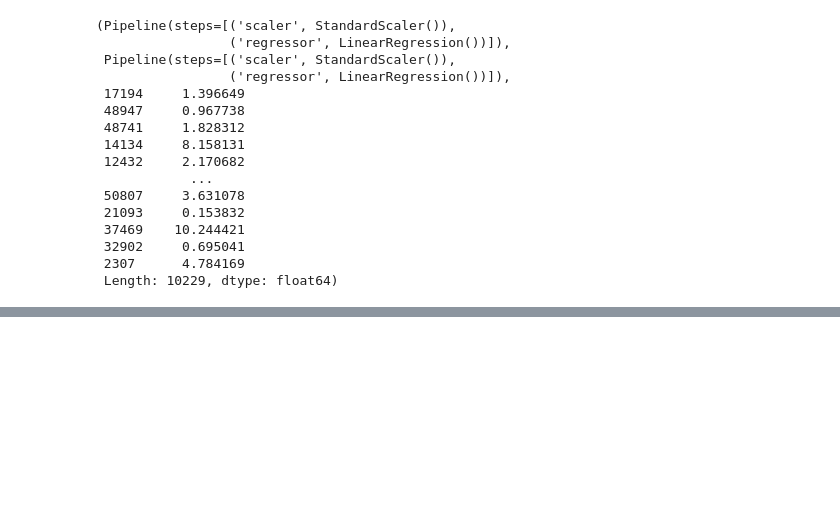
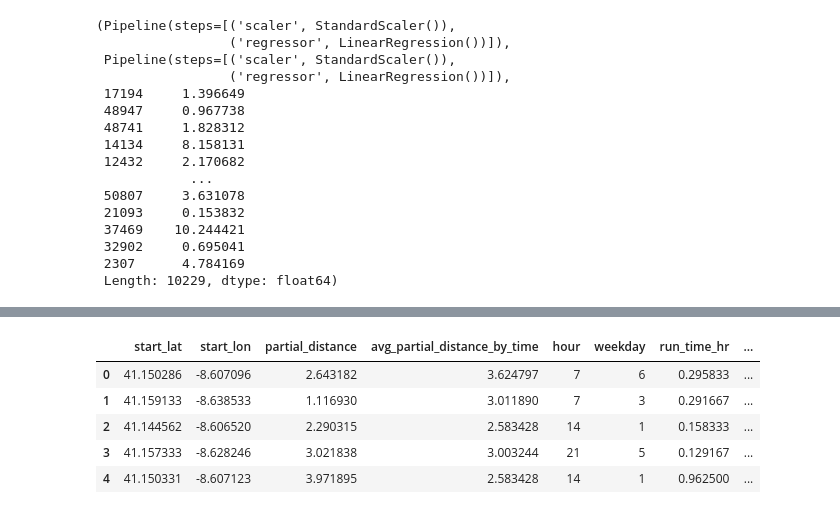
Before and after one commit to taskmemo/data-science-portfolio-taskmemo, a Jupyter notebook: study/taxi_trajectory/taxi_trajectory.ipynb, the cells around one changed output, grey strips where cells are left out. Saved outputs shown, nothing was run; the diff lists cells and outputs as text; code cells hidden in the pictures; blank space fills up the shorter version.

Commit message:
gererate features related to timestamp and CALL_TYPE

```diff
--- a/study/taxi_trajectory/taxi_trajectory.ipynb
+++ b/study/taxi_trajectory/taxi_trajectory.ipynb
@@ -452,0 +517,6 @@ test dataによるsubmissionの結果は以下の通り。
+# %%
+# generate time-related features from TIMESTAMP
+df_sample["datetime"] = pd.to_datetime(df_sample["TIMESTAMP"], unit='s')
+df_sample["hour"] = df_sample["datetime"].dt.hour
+df_sample["weekday"] = df_sample["datetime"].dt.weekday
+df_sample.head()
@@ -452,0 +531,7 @@ test dataによるsubmissionの結果は以下の通り。
+# %%
+agg_df = (
+    df_sample.groupby(["weekday", "hour"])["partial_distance"]
+    .mean().reset_index()
+    .rename(columns={"partial_distance": "avg_partial_distance_by_time"})
+)
+agg_df.head()
@@ -452,0 +545,3 @@ test dataによるsubmissionの結果は以下の通り。
+# %%
+df_sample = df_sample.merge(agg_df, on=["weekday", "hour"], how="left")
+df_sample.head()
@@ -452,0 +572,25 @@ test dataによるsubmissionの結果は以下の通り。
+# %%
+features_ver2 = [
+    "start_lat",
+    "start_lon",
+    "partial_distance",
+    "avg_partial_distance_by_time", # 時間帯・曜日の平均距離
+    "hour",
+    "weekday",
+    "run_time_hr",
+    "avg_speed_kmh",
+    "n_points",
+]
+# %%
+x_reduced_ver2 = df_sample[features_ver2]
+y_lat = df_sample["end_lat"]
+y_lon = df_sample["end_lon"]
+
+x_reduced_ver2.head()
+# %% [output]
+|  | start_lat | start_lon | partial_distance | avg_partial_distance_by_time | hour | weekday | run_time_hr | ... |
+| 0 | 41.150286 | -8.607096 | 2.643182 | 3.624797 | 7 | 6 | 0.295833 | ... |
+| 1 | 41.159133 | -8.638533 | 1.116930 | 3.011890 | 7 | 3 | 0.291667 | ... |
+| 2 | 41.144562 | -8.606520 | 2.290315 | 2.583428 | 14 | 1 | 0.158333 | ... |
+| 3 | 41.157333 | -8.628246 | 3.021838 | 3.003244 | 21 | 5 | 0.129167 | ... |
+| 4 | 41.150331 | -8.607123 | 3.971895 | 2.583428 | 14 | 1 | 0.962500 | ... |
```
Also changed, not shown: parts of 20 cells of this notebook, 3 other files.
